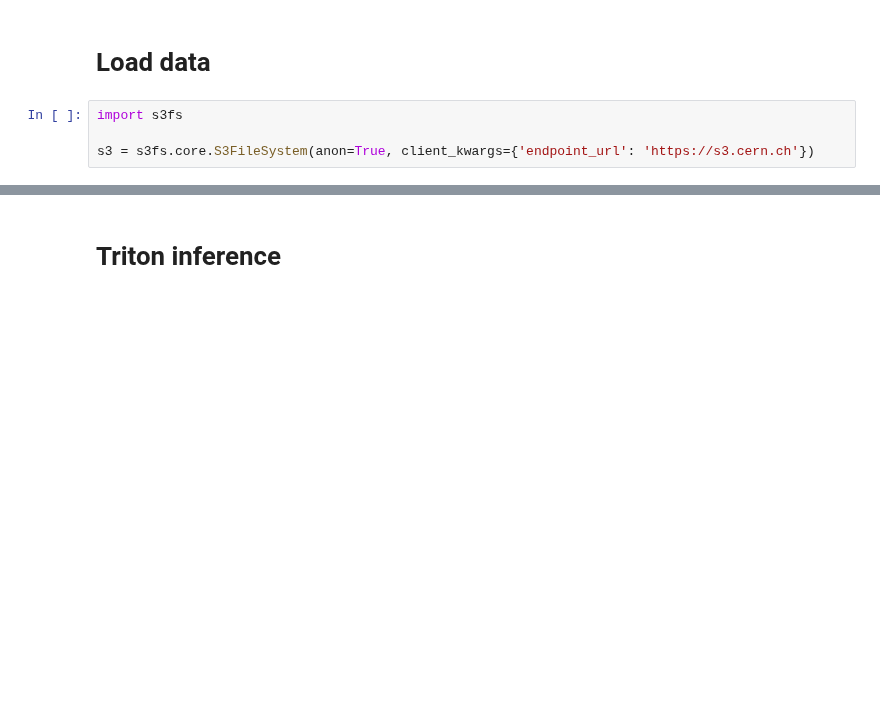
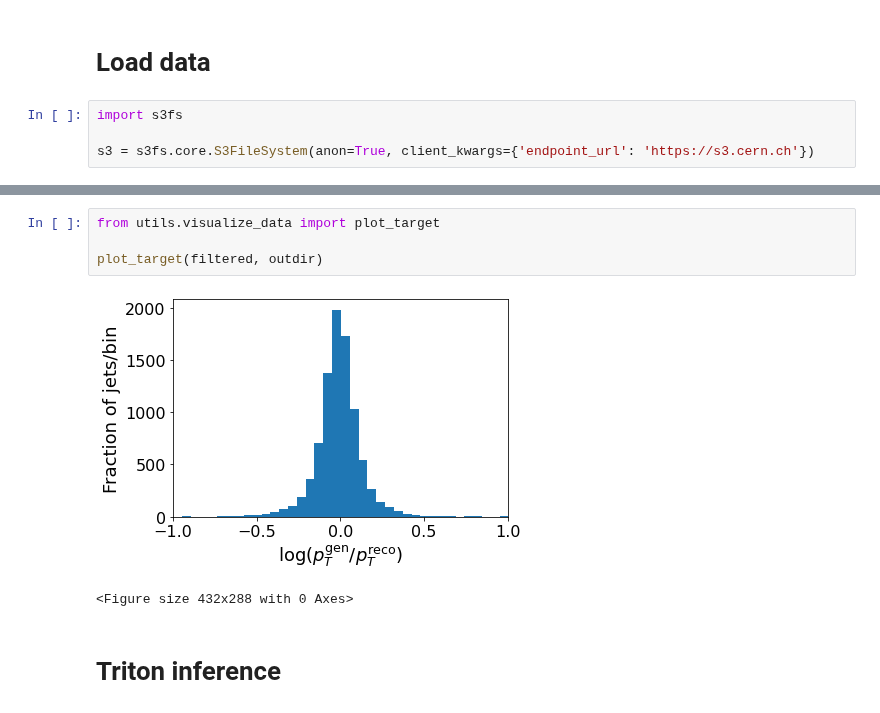
Before and after one commit to deinal/jec-inference, a Jupyter notebook: inference.ipynb, the cells around one changed output, grey strips where cells are left out. Cells and saved outputs as stored; diff of their text form; blank space fills up the shorter version.

```diff
--- a/inference.ipynb
+++ b/inference.ipynb
@@ -111,3 +107,10 @@ plot_flavour_bars(df, outdir)
+# %%
+from utils.visualize_data import plot_target
+
+plot_target(filtered, outdir)
+# %% [output]
+[figure, added]
+<Figure size 432x288 with 0 Axes>
 # %% [markdown]
 # Triton inference
 # %% [markdown]
```
Also changed, not shown: parts of 33 cells of this notebook, 3 other files.
